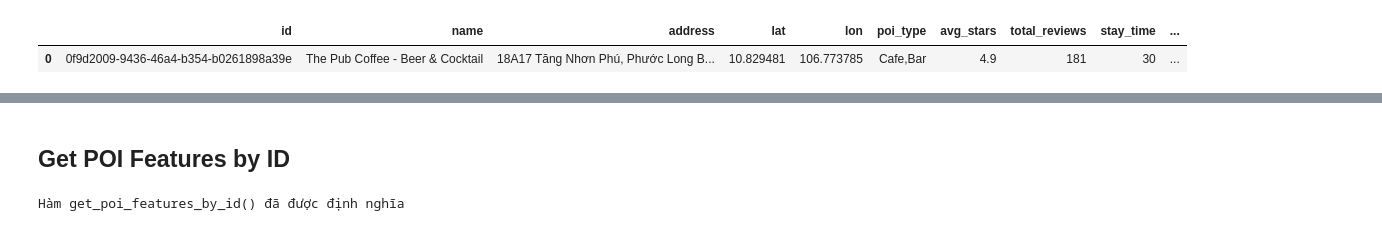
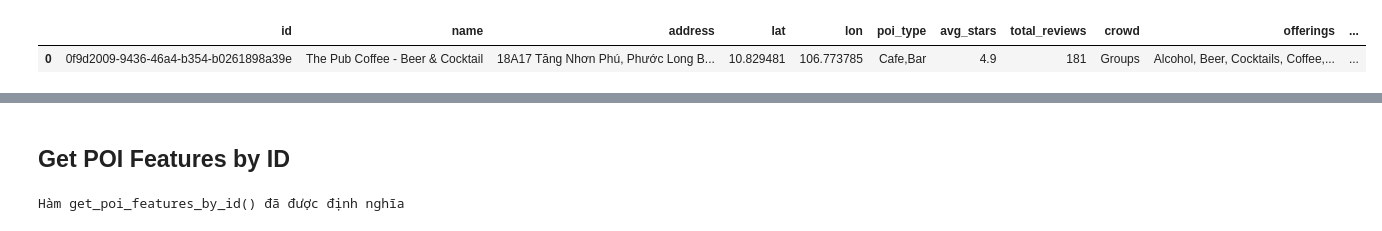
Before and after one commit to Anhhuhi123/Kyanon-support-localtion, a Jupyter notebook: scripts/generate_description/main.ipynb, the cells around one changed output, grey strips where cells are left out. Drawn from its saved outputs; the diff is of its cells as text; code cells hidden in the pictures.

```diff
--- a/scripts/generate_description/data_input.ipynb
+++ b/scripts/generate_description/main.ipynb
@@ -4,12 +4,12 @@ import os
 import csv
 import json
 # %%
-file_path = os.path.join(os.getcwd(), "../data_csv/new_data_final.csv")
+file_path = os.path.join(os.getcwd(), "../data_csv/data_clean_normalize.csv")
 df = pd.read_csv(file_path, encoding="utf-8")
 df.head(1)
 # %% [output]
-|  | id | name | address | lat | lon | poi_type | avg_stars | total_reviews | stay_time | ... |
-| 0 | 0f9d2009-9436-46a4-b354-b0261898a39e | The Pub Coffee - Beer & Cocktail | 18A17 Tăng Nhơn Phú, Phước Long B... | 10.829481 | 106.773785 | Cafe,Bar | 4.9 | 181 | 30 | ... |
+|  | id | name | address | lat | lon | poi_type | avg_stars | total_reviews | crowd | offerings | ... |
+| 0 | 0f9d2009-9436-46a4-b354-b0261898a39e | The Pub Coffee - Beer & Cocktail | 18A17 Tăng Nhơn Phú, Phước Long B... | 10.829481 | 106.773785 | Cafe,Bar | 4.9 | 181 | Groups | Alcohol, Beer, Cocktails, Coffee,... | ... |
 # %%
 # Extract all unique poi types by splitting comma-separated entries, trimming whitespace,
 # and printing the sorted list
```
Also changed, not shown: parts of 2 cells of this notebook, 38 other files.
